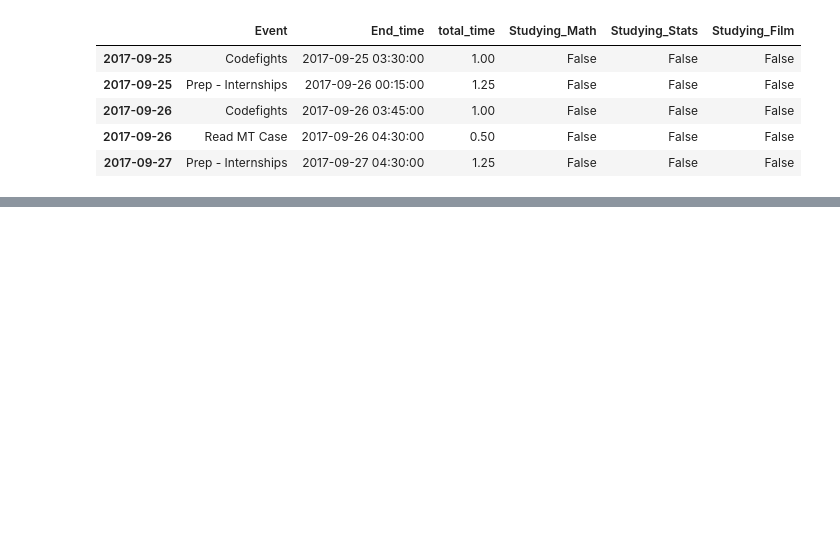
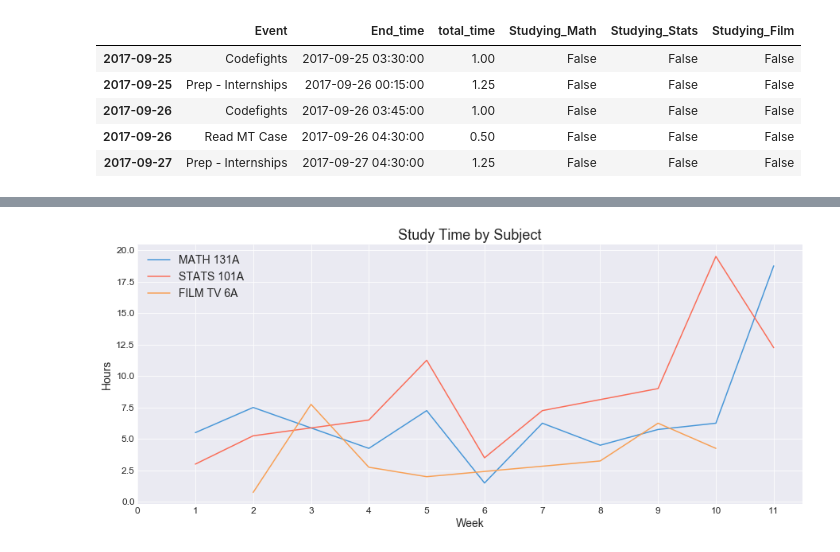
Before and after one commit to ashleyshine/ticktock, a Jupyter notebook: Tracking-Time.ipynb, the cells around one changed output, grey strips where cells are left out. Drawn from its saved outputs; the diff is of its cells as text; code cells hidden in the pictures; blank space fills up the shorter version.

```diff
--- a/Tracking-Time.ipynb
+++ b/Tracking-Time.ipynb
@@ -220,0 +225,31 @@ plt.show()
+# %%
+def group_by_week(df, quarter_start):
+    """
+    Return dataframe with total time grouped by week.
+    Params:
+        df: dataframe with date index and 'total time' column
+        quarter start: string containing quarter start date in "%m/%d/%Y" format
+    """
+    week_0 = datetime.strptime(quarter_start, "%m/%d/%Y").isocalendar()[1] # calendar week of wk 0
+    by_week = df.groupby(lambda x: x.isocalendar()[1] - week_0, as_index=True).sum()
+    return by_week
+# %%
+math_by_week = group_by_week(math_data, fall_2017_start)
+stats_by_week = group_by_week(stats_data, fall_2017_start)
+film_by_week = group_by_week(film_data, fall_2017_start)
+all_studying_by_week = group_by_week(all_studying_data, fall_2017_start)
+# %%
+fig, ax = plt.subplots(figsize=(15, 6))
+
+for i, ts in enumerate([math_by_week, stats_by_week, film_by_week]):
+    ax.plot(ts, color=tropical_colors_2[i]);
+
+ax.legend(['MATH 131A', 'STATS 101A', 'FILM TV 6A'])
+ax.set_title("Study Time by Subject")
+ax.set_xlabel("Week")
+ax.set_ylabel("Hours")
+ax.set_xticks(range(12))
+
+plt.show()
+# %% [output]
+[figure, added]
```
Also changed, not shown: parts of 18 cells of this notebook, 1 other file.
